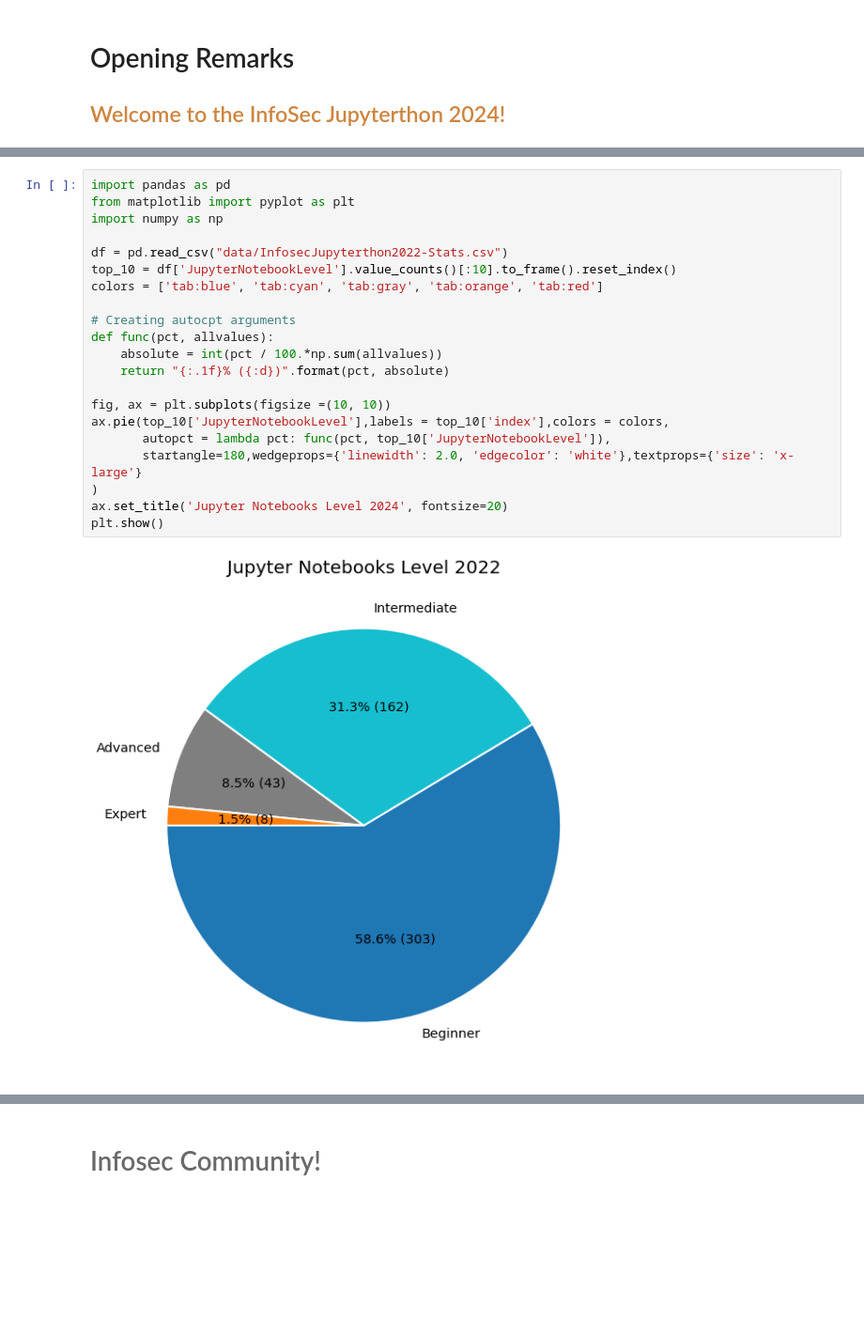
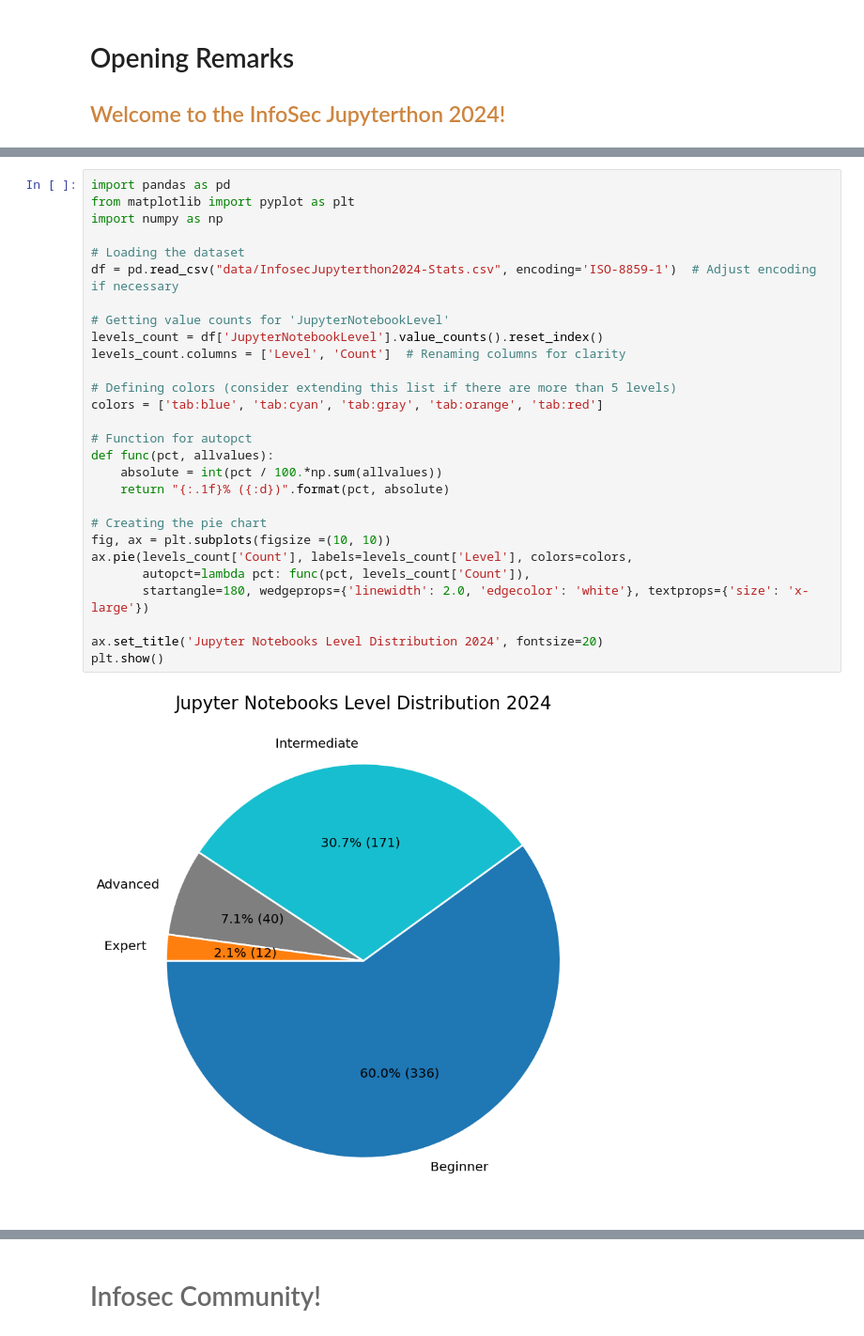
Before and after one commit to OTRF/infosec-jupyterthon, a Jupyter notebook: docs/2024/sessions/day1-01-Opening_Remarks.ipynb, the cells around one changed output, grey strips where cells are left out. Shown at 94% size. Cells and saved outputs as stored; diff of their text form; blank space fills up the shorter version.

```diff
--- a/docs/2024/sessions/day1-01-Opening_Remarks.ipynb
+++ b/docs/2024/sessions/day1-01-Opening_Remarks.ipynb
@@ -41,23 +50,30 @@ bars + text
 # %%
 import pandas as pd
 from matplotlib import pyplot as plt
 import numpy as np
 
-df = pd.read_csv("data/InfosecJupyterthon2022-Stats.csv")
-top_10 = df['JupyterNotebookLevel'].value_counts()[:10].to_frame().reset_index()
+# Loading the dataset
+df = pd.read_csv("data/InfosecJupyterthon2024-Stats.csv", encoding='ISO-8859-1')  # Adjust encoding if necessary
+
+# Getting value counts for 'JupyterNotebookLevel'
+levels_count = df['JupyterNotebookLevel'].value_counts().reset_index()
+levels_count.columns = ['Level', 'Count']  # Renaming columns for clarity
+
+# Defining colors (consider extending this list if there are more than 5 levels)
 colors = ['tab:blue', 'tab:cyan', 'tab:gray', 'tab:orange', 'tab:red']
 
-# Creating autocpt arguments
+# Function for autopct
 def func(pct, allvalues):
     absolute = int(pct / 100.*np.sum(allvalues))
     return "{:.1f}% ({:d})".format(pct, absolute)
 
+# Creating the pie chart
 fig, ax = plt.subplots(figsize =(10, 10))
-ax.pie(top_10['JupyterNotebookLevel'],labels = top_10['index'],colors = colors,
-       autopct = lambda pct: func(pct, top_10['JupyterNotebookLevel']),
-       startangle=180,wedgeprops={'linewidth': 2.0, 'edgecolor': 'white'},textprops={'size': 'x-large'}
-)
-ax.set_title('Jupyter Notebooks Level 2024', fontsize=20)
+ax.pie(levels_count['Count'], labels=levels_count['Level'], colors=colors,
+       autopct=lambda pct: func(pct, levels_count['Count']),
+       startangle=180, wedgeprops={'linewidth': 2.0, 'edgecolor': 'white'}, textprops={'size': 'x-large'})
+
+ax.set_title('Jupyter Notebooks Level Distribution 2024', fontsize=20)
 plt.show()
 # %% [output]
-[figure, old version]
+[figure, new version]
```
Also changed, not shown: parts of 12 cells of this notebook, 3 other files.
